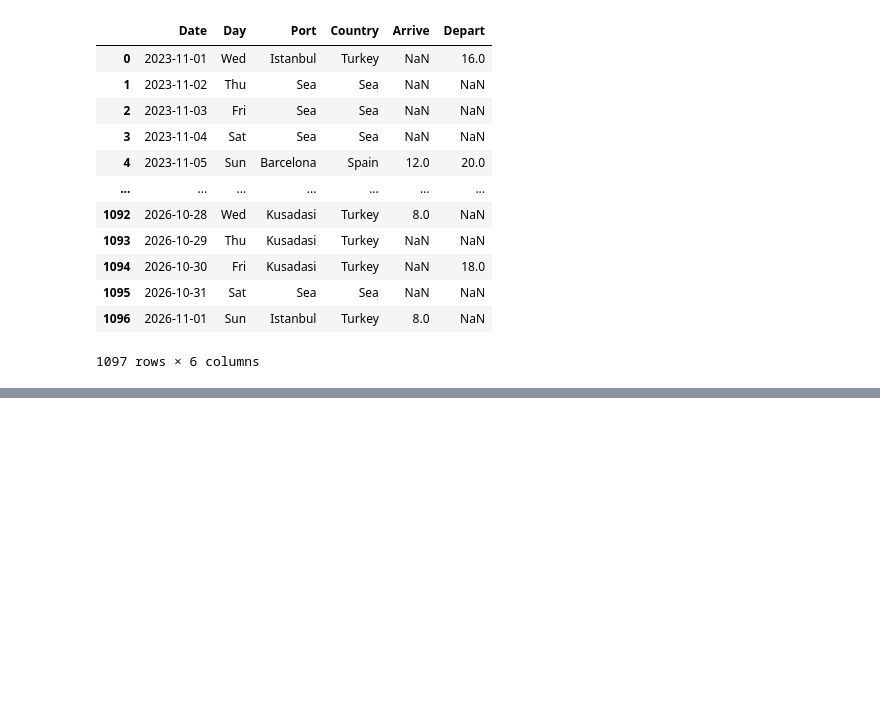
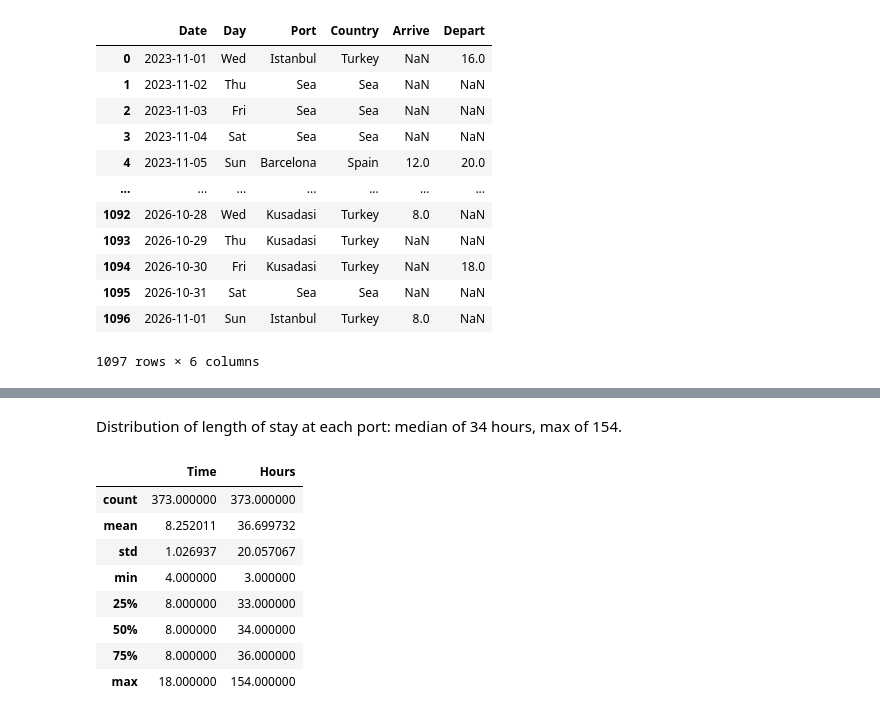
Before and after one commit to nealmcb/life_at_sea_cruise, a Jupyter notebook: life_at_sea_analyze.ipynb, the cells around one changed output, grey strips where cells are left out. Drawn from its saved outputs; the diff is of its cells as text; code cells hidden in the pictures; blank space fills up the shorter version.

```diff
--- a/life_at_sea_analyze.ipynb
+++ b/life_at_sea_analyze.ipynb
@@ -43,0 +66,14 @@ Date,Day,Port,Country,Arrive,Depart
+# %% [markdown]
+Distribution of length of stay at each port: median of 34 hours, max of 154.
+# %%
+ports.describe()
+# %% [output]
+|  | Time | Hours |
+| count | 373.000000 | 373.000000 |
+| mean | 8.252011 | 36.699732 |
+| std | 1.026937 | 20.057067 |
+| min | 4.000000 | 3.000000 |
+| 25% | 8.000000 | 33.000000 |
+| 50% | 8.000000 | 34.000000 |
+| 75% | 8.000000 | 36.000000 |
+| max | 18.000000 | 154.000000 |
```
Also changed, not shown: parts of 22 cells of this notebook, 2 other files.
